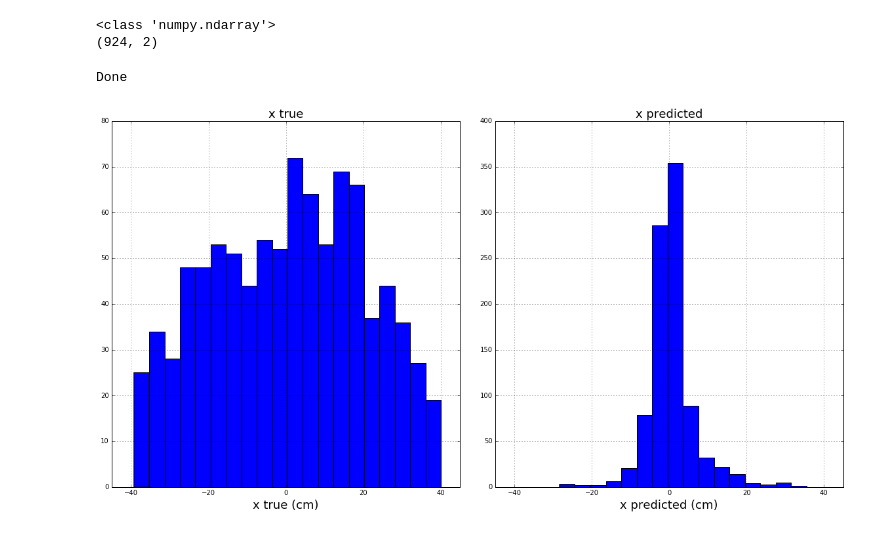
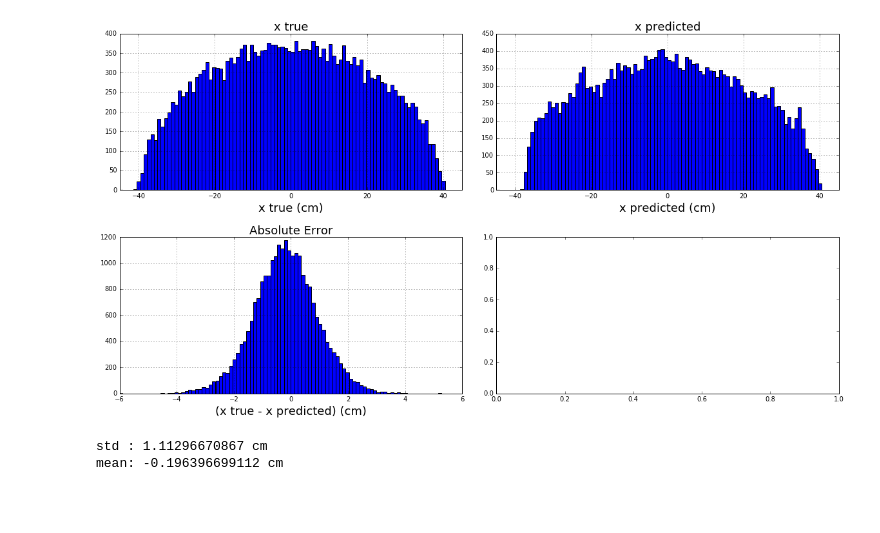
Before and after one commit to dbarg/pax_reconstruction, a Jupyter notebook: reco_xy_predict.ipynb, the cells around one changed output. Saved outputs shown, nothing was run; the diff lists cells and outputs as text; code cells hidden in the pictures; blank space fills up the shorter version.

```diff
--- a/reco_xy_predict.ipynb
+++ b/reco_xy_predict.ipynb
@@ -25,7 +25,7 @@ from keras.utils import plot_model
 ####################################################################################################
 
 folder   = "models" + "/"
-name     = "model_posreco"
+name     = "model_xenon1t_elu"
 name_h5  = folder + name + ".h5"
 name_png = folder + name + ".png"
 # %%
@@ -58,12 +74,6 @@ df_train_input.shape
 
 arr_predictions = model.predict(df_train_input)
 arr_train_truth = df_train_truth.as_matrix()
-
-print(type(arr_predictions))
-print(arr_predictions.shape)
-# %% [output]
-<class 'numpy.ndarray'>
-(924, 2)
 # %%
 
 ####################################################################################################
@@ -77,9 +87,6 @@ arr_y_pred = np.zeros(0)
 
 arr_dx = np.zeros(0)
 arr_dy = np.zeros(0)
-
-arr_dx_pct = np.zeros(0)
-arr_dy_pct = np.zeros(0)
 
 for i in range(0, arr_train_truth.shape[0]):
 
@@ -106,54 +113,61 @@ for i in range(0, arr_train_truth.shape[0]):
     arr_dx     = np.append(arr_dx, dx)
     arr_dy     = np.append(arr_dy, dy)
 
-    arr_dx_pct = np.append(arr_dx_pct, dx_pct)
-    arr_dy_pct = np.append(arr_dy_pct, dy_pct)
-
     continue
-
-print("Done")
-# %% [output]
-Done
 # %%
 
 ####################################################################################################
 ####################################################################################################
 
-rows = 1
+rows = 2
 cols = 2
+
+nbins = 100
+x_min = -45
+x_max = 45
+
+dx_min = -6
+dx_max =  6
 
 fig, ax = plt.subplots(nrows=rows, ncols=cols, figsize=(20, 10))
 plt.subplots_adjust(left=None, bottom=None, right=None, top=None, wspace=0.1, hspace=0.3)
 
 plt.subplot(rows, cols, 1)
-plt.hist(arr_x_true, bins=20)
-plt.xlim([-45, 45])
+plt.hist(arr_x_true, bins=nbins, range=[x_min, x_max])
+plt.xlim([x_min, x_max])
 plt.xlabel('x true (cm)', fontsize=18)
 plt.title('x true', fontsize=18)
 plt.grid(True)
 
 plt.subplot(rows, cols, 2)
-plt.hist(arr_x_pred, bins=20)
-plt.xlim([-45, 45])
+plt.hist(arr_x_pred, bins=nbins, range=[x_min, x_max])
+plt.xlim([x_min, x_max])
 plt.xlabel('x predicted (cm)', fontsize=18)
 plt.title('x predicted', fontsize=18)
 plt.grid(True)
 
-#plt.subplot(2, 2, 3)
-#plt.hist(arr_dx)
-#plt.xlabel('(x true - x predicted) (cm)', fontsize=18)
-#plt.title('Absolute Error', fontsize=18)
-#plt.grid(True)
-#
+plt.subplot(2, 2, 3)
+plt.hist(arr_dx, bins=nbins, range=[dx_min, dx_max])
+plt.xlabel('(x true - x predicted) (cm)', fontsize=18)
+plt.title('Absolute Error', fontsize=18)
+plt.grid(True)
+
 #plt.subplot(2, 2, 4)
 #plt.hist(np.absolute(arr_dx))
 #plt.xlabel('(x true - x predicted) (cm)', fontsize=18)
 #plt.title('Absolute Value Error', fontsize=18)
 #plt.grid(True)
 
-plt.savefig("plots/xy_errors.png")
+#plt.savefig("plots/xy_errors.png")
 # %% [output]
-[figure, old version]
+[figure, new version]
+# %%
+
+print("std : " + str(np.std (arr_dx)) + " cm")
+print("mean: " + str(np.mean(arr_dx)) + " cm")
+# %% [output]
+std : 1.11296670867 cm
+mean: -0.196396699112 cm
 # %%
 
 ####################################################################################################
```
Also changed, not shown: parts of 4 cells of this notebook, 2 other files.
